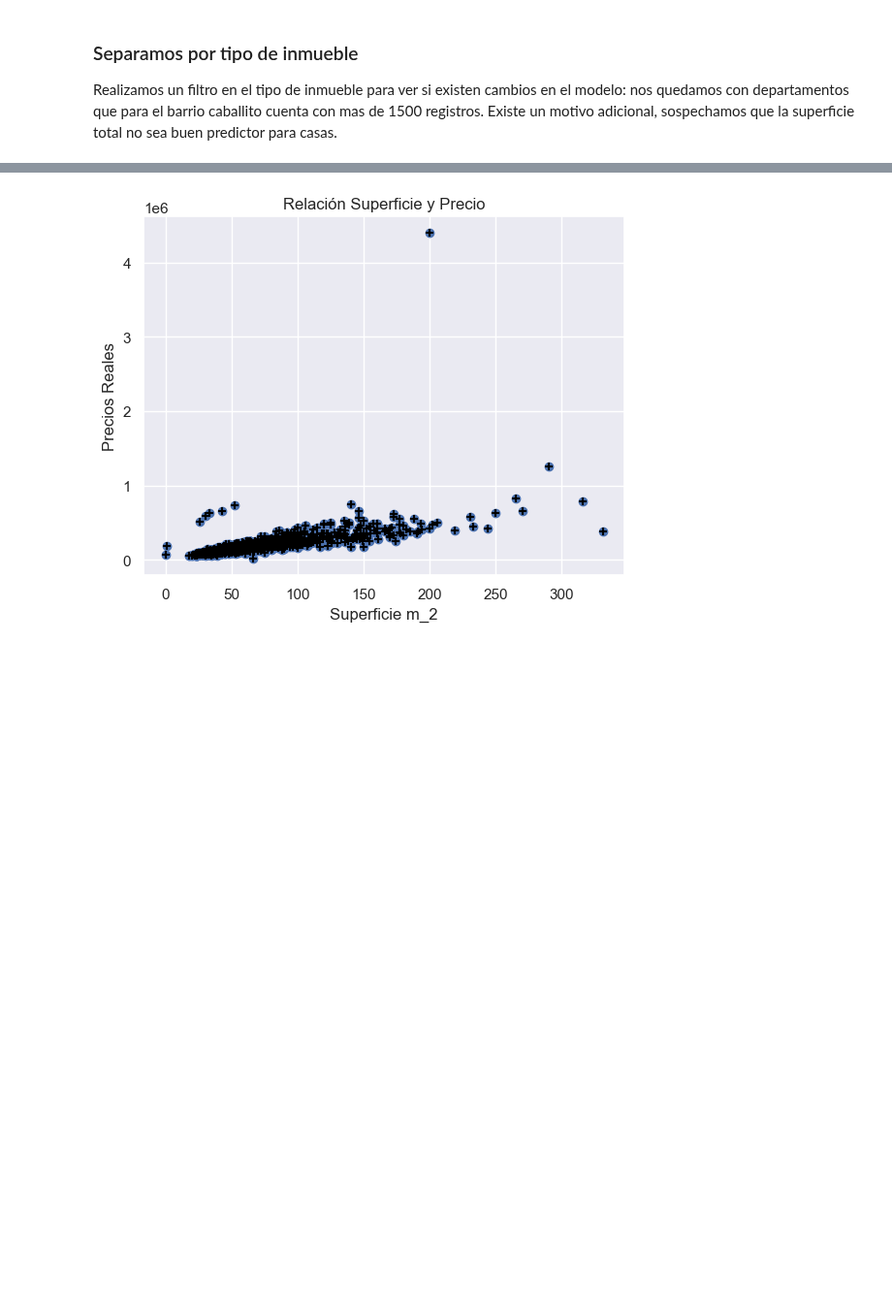
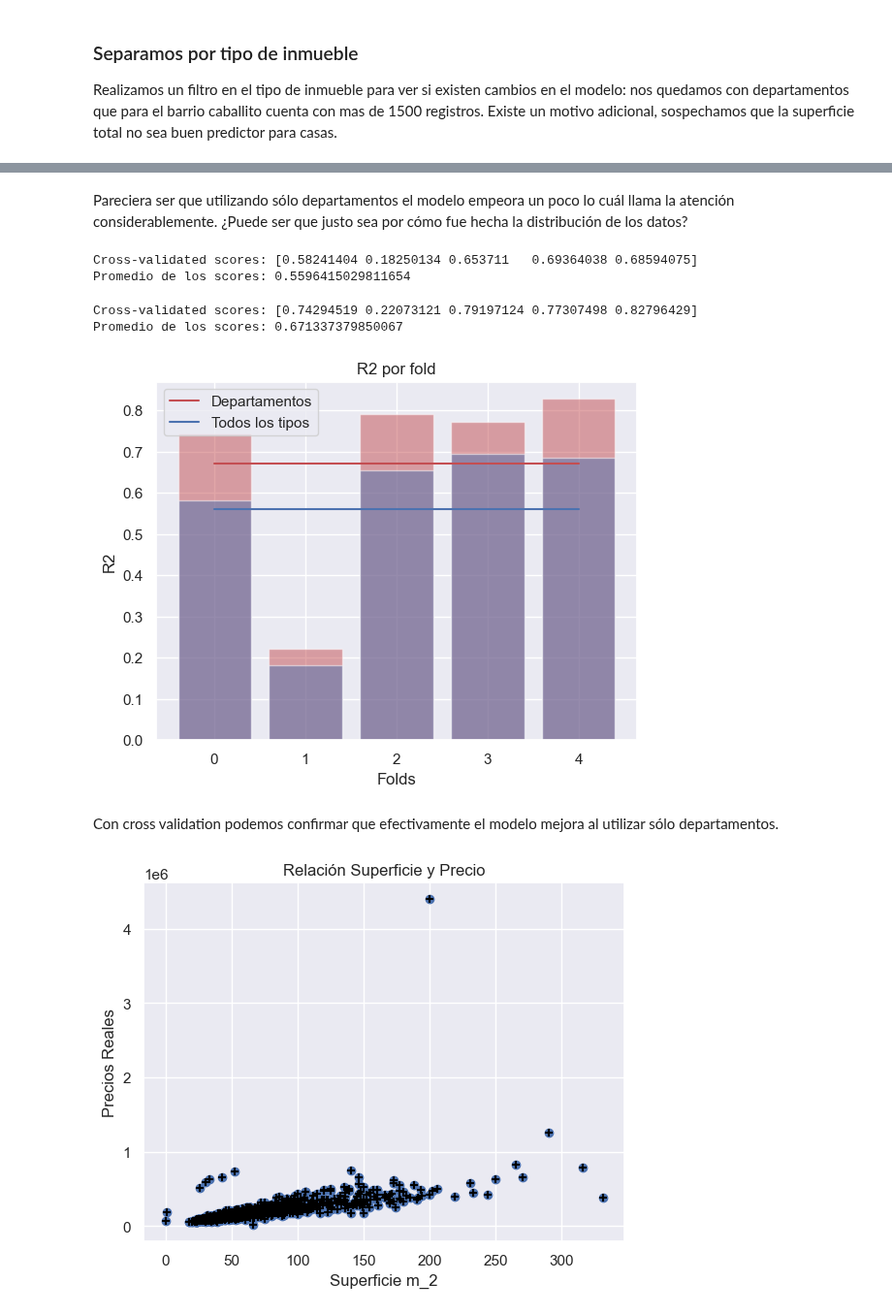
Before and after one commit to LuiosDyet/dh-ds-pi-1, a Jupyter notebook: TP2/d_regresion_lineal_simple.ipynb, the cells around one changed output, grey strips where cells are left out. Shown at 97% size. Cells and saved outputs as stored; diff of their text form; code cells hidden in the pictures; blank space fills up the shorter version.

Commit message:
agrega cross validation a lr simple deptos

```diff
--- a/TP2/d_regresion_lineal_simple.ipynb
+++ b/TP2/d_regresion_lineal_simple.ipynb
@@ -118,6 +118,6 @@ Realizamos un filtro en el tipo de inmueble para ver si existen cambios en el mo
 # %%
 #Solo para departamentos
 tipo_dept = ["apartment"]
-df_2 = df[df["tipo"].isin(tipo_dept)]
+df_deptos = df[df["tipo"].isin(tipo_dept)]
 # %%
 # Asignamos la variable a predecir
@@ -153,3 +153,6 @@ R2_train=   0.7200498403967248
 R2_test=   0.2278468863302393
 EMC: 12778210281.139126
 r_EMC: 113040.74611014882
+# %% [markdown]
+Pareciera ser que utilizando sólo departamentos el modelo empeora un poco lo cuál llama la atención considerablemente.
+¿Puede ser que justo sea por cómo fue hecha la distribución de los datos?
@@ -156,3 +163,51 @@ r_EMC: 113040.74611014882
+# %%
+# Realizamos la validación cruzada con 5 folds de la data con todos los tipos de propiedades.
+
+scores = cross_val_score(model, X, y, cv=5)
+
+# Imprimimos los scores de cada fold.
+
+print ('Cross-validated scores:', scores)
+
+# Imprimimos el promedio de los scores.
+
+print ('Promedio de los scores:', scores.mean())
+# %% [output]
+Cross-validated scores: [0.58241404 0.18250134 0.653711   0.69364038 0.68594075]
+Promedio de los scores: 0.5596415029811654
+# %%
+# Realizamos la validación cruzada con 5 folds de la data con departamentos.
+
+scores_d = cross_val_score(model, X_d, y_d, cv=5)
+
+# Imprimimos los scores de cada fold.
+
+print ('Cross-validated scores:', scores_d)
+
+# Imprimimos el promedio de los scores.
+
+print ('Promedio de los scores:', scores_d.mean())
+# %% [output]
+Cross-validated scores: [0.74294519 0.22073121 0.79197124 0.77307498 0.82796429]
+Promedio de los scores: 0.671337379850067
+# %%
+# Graficamos el promedio de los scores de cada tipo de propiedad.
+
+plt.plot(range(5),scores_d.mean()*np.ones(5),c='r',label='Departamentos')
+plt.plot(range(5),scores.mean()*np.ones(5), c='b',label='Todos los tipos')
+plt.bar(range(5), scores_d, align='center', alpha=0.5, color='r')
+plt.bar(range(5), scores, align='center', alpha=0.5, color='b')
+plt.plot(scores_d.mean(), 'r')
+plt.plot(scores.mean(), 'r')
+plt.xlabel('Folds')
+plt.ylabel('R2')
+plt.title('R2 por fold')
+plt.legend(['Departamentos', 'Todos los tipos'])
+plt.show()
+# %% [output]
+[figure, added]
+# %% [markdown]
+Con cross validation podemos confirmar que efectivamente el modelo mejora al utilizar sólo departamentos.
 # %%
 # Graficamos la variable X contra la variable Y
 plt.scatter(X_d, y_d, s=30, c='black', marker='+', zorder=10)
```
Also changed, not shown: parts of 5 cells of this notebook.
